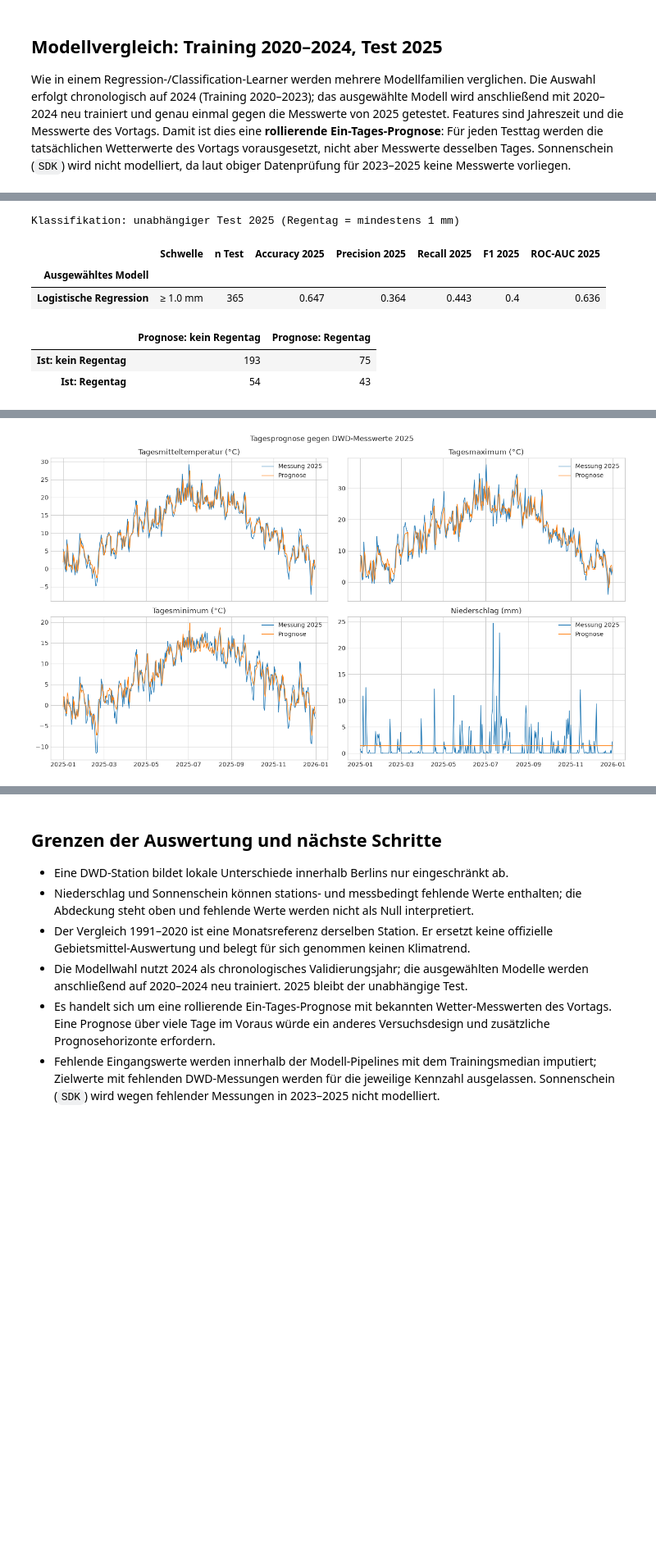
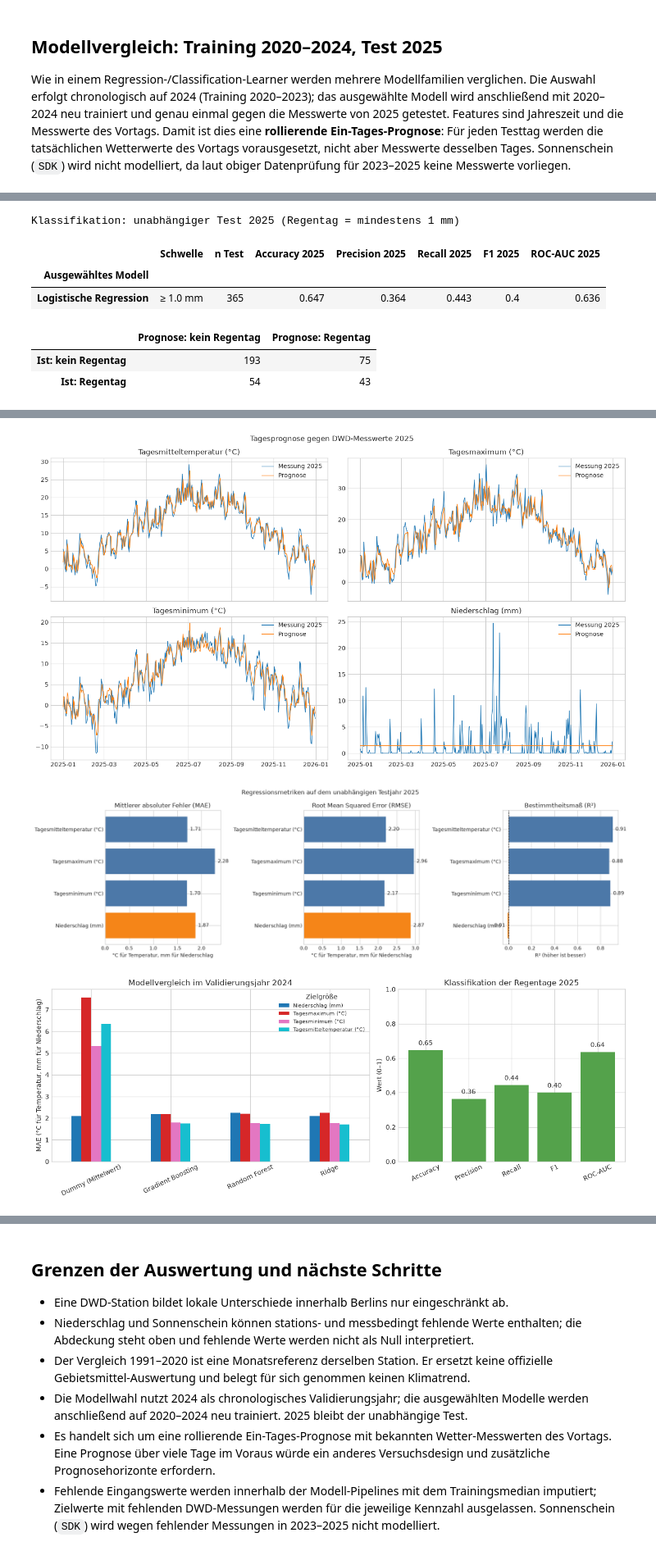
Before and after one commit to gunnarklemenz007/Seminar3, a Jupyter notebook: dwd_berlin_2025_eda.ipynb, the cells around one changed output, grey strips where cells are left out. Shown at 82% size. Saved outputs shown, nothing was run; the diff lists cells and outputs as text; code cells hidden in the pictures; blank space fills up the shorter version.

```diff
--- a/dwd_berlin_2025_eda.ipynb
+++ b/dwd_berlin_2025_eda.ipynb
@@ -933,6 +933,64 @@ for ax, (target, label) in zip(axes.flat, REGRESSION_TARGETS.items()):
 fig.suptitle("Tagesprognose gegen DWD-Messwerte 2025")
 fig.tight_layout()
 plt.show()
+
+metric_colors = ["#4C78A8" if target != "Niederschlag (mm)" else "#F58518" for target in regression_test_metrics.index]
+fig, axes = plt.subplots(1, 3, figsize=(17, 5))
+for ax, metric, title, zero_line in [
+    (axes[0], "MAE 2025", "Mittlerer absoluter Fehler (MAE)", None),
+    (axes[1], "RMSE 2025", "Root Mean Squared Error (RMSE)", None),
+    (axes[2], "R² 2025", "Bestimmtheitsmaß (R²)", 0),
+]:
+    values = regression_test_metrics[metric]
+    bars = ax.barh(regression_test_metrics.index, values, color=metric_colors)
+    ax.invert_yaxis()
+    ax.set_title(title)
+    ax.set_xlabel("°C für Temperatur, mm für Niederschlag" if metric != "R² 2025" else "R² (höher ist besser)")
+    if zero_line is not None:
+        ax.axvline(zero_line, color="black", linewidth=1, linestyle="--")
+    value_range = max(float(values.max() - values.min()), float(values.abs().max()), 0.1)
+    for bar, value in zip(bars, values):
+        offset = value_range * 0.025 if value >= 0 else -value_range * 0.025
+        ax.text(value + offset, bar.get_y() + bar.get_height() / 2, f"{value:.2f}", va="center", ha="left" if value >= 0 else "right")
+fig.suptitle("Regressionsmetriken auf dem unabhängigen Testjahr 2025")
+fig.tight_layout()
+plt.show()
+
+fig, axes = plt.subplots(1, 2, figsize=(13, 5), gridspec_kw={"width_ratios": [1.4, 1]})
+validation_plot = regression_validation.pivot(index="Modell", columns="Zielgröße", values="MAE 2024")
+validation_plot.plot(kind="bar", ax=axes[0], colormap="tab10")
+axes[0].set_title("Modellvergleich im Validierungsjahr 2024")
+axes[0].set_ylabel("MAE (°C für Temperatur, mm für Niederschlag)")
+axes[0].set_xlabel("")
+axes[0].tick_params(axis="x", labelrotation=25)
+axes[0].legend(title="Zielgröße", fontsize=8)
+
+classification_names = ["Accuracy 2025", "Precision 2025", "Recall 2025", "F1 2025", "ROC-AUC 2025"]
+classification_labels = ["Accuracy", "Precision", "Recall", "F1", "ROC-AUC"]
+classification_values = classification_test_metrics.iloc[0][classification_names].astype(float).to_numpy()
+classification_bars = axes[1].bar(classification_labels, classification_values, color="#54A24B")
+axes[1].set_ylim(0, 1)
+axes[1].set_ylabel("Wert (0–1)")
+axes[1].set_title("Klassifikation der Regentage 2025")
+axes[1].tick_params(axis="x", labelrotation=25)
+for bar, value in zip(classification_bars, classification_values):
+    axes[1].text(bar.get_x() + bar.get_width() / 2, value + 0.02, f"{value:.2f}", ha="center", va="bottom")
+fig.tight_layout()
+plt.show()
+
+fig, ax = plt.subplots(figsize=(6, 5))
+heatmap = ax.imshow(rain_confusion, cmap="Blues")
+ax.set_xticks([0, 1], labels=["Kein Regentag", "Regentag"])
+ax.set_yticks([0, 1], labels=["Kein Regentag", "Regentag"])
+ax.set_xlabel("Prognose")
+ax.set_ylabel("Messung")
+ax.set_title("Konfusionsmatrix: Regentage 2025")
+for row in range(rain_confusion.shape[0]):
+    for column in range(rain_confusion.shape[1]):
+        ax.text(column, row, f"{rain_confusion[row, column]}", ha="center", va="center", color="black", fontsize=12)
+fig.colorbar(heatmap, ax=ax, label="Anzahl Tage")
+fig.tight_layout()
+plt.show()
 # %% [output]
 Regression: Modellwahl anhand des MAE im Validierungsjahr 2024 (kleiner ist besser)
 |  | Zielgröße | Modell | n Validierung | MAE 2024 | RMSE 2024 | R² 2024 |
@@ -955,30 +1013,32 @@ Regression: Modellwahl anhand des MAE im Validierungsjahr 2024 (kleiner ist bess
 Regression: unabhängiger Test gegen die tatsächlichen DWD-Messwerte 2025
 |  | Ausgewähltes Modell | n Test | MAE 2025 | RMSE 2025 | R² 2025 |
 | Zielgröße |  |  |  |  |  |
 | Tagesmitteltemperatur (°C) | Ridge | 365 | 1.709 | 2.203 | 0.907 |
 | Tagesmaximum (°C) | Gradient Boosting | 365 | 2.281 | 2.958 | 0.877 |
 | Tagesminimum (°C) | Ridge | 365 | 1.698 | 2.169 | 0.887 |
 | Niederschlag (mm) | Dummy (Mittelwert) | 365 | 1.873 | 2.873 | -0.006 |
 Klassifikation: Modellwahl anhand des F1-Scores im Validierungsjahr 2024
 |  | Modell | n Validierung | Accuracy 2024 | Precision 2024 | Recall 2024 | F1 2024 | ROC-AUC 2024 |
 | 1 | Logistische Regression | 366 | 0.648 | 0.392 | 0.571 | 0.465 | 0.652 |
 | 2 | Random Forest | 366 | 0.713 | 0.453 | 0.347 | 0.393 | 0.618 |
 | 3 | Gradient Boosting | 366 | 0.713 | 0.429 | 0.214 | 0.286 | 0.599 |
 | 0 | Dummy (Mehrheitsklasse) | 366 | 0.732 | 0.000 | 0.000 | 0.000 | 0.500 |
 Klassifikation: unabhängiger Test 2025 (Regentag = mindestens 1 mm)
 |  | Schwelle | n Test | Accuracy 2025 | Precision 2025 | Recall 2025 | F1 2025 | ROC-AUC 2025 |
 | Ausgewähltes Modell |  |  |  |  |  |  |  |
 | Logistische Regression | ≥ 1.0 mm | 365 | 0.647 | 0.364 | 0.443 | 0.4 | 0.636 |
 |  | Prognose: kein Regentag | Prognose: Regentag |
 | Ist: kein Regentag | 193 | 75 |
 | Ist: Regentag | 54 | 43 |
 ### Ergebnisinterpretation aus dem Testjahr 2025
 
 - Die Temperaturmodelle werden anhand von MAE (mittlerer absoluter Fehler), RMSE (stärker gewichtete große Fehler) und R² verglichen. Der MAE beträgt 1.71 °C für TMK, 2.28 °C für TXK und 1.70 °C für TNK.
 
 - Niederschlagsmenge: Dummy (Mittelwert) erreicht MAE 1.87 mm und R² -0.006. Das negative R² zeigt, dass die Vorhersagen beim quadratischen Fehler schlechter als der Mittelwert des Testjahres sind; eine belastbare Mengenprognose gelingt mit diesen Merkmalen nicht.
 
 - Regentag-Klassifikation (mindestens 1.0 mm): F1 0.400, Precision 0.364, Recall 0.443 und ROC-AUC 0.636. Precision beschreibt den Anteil korrekter Regenwarnungen, Recall den Anteil erkannter Regentage.
 
 - Das Testjahr 2025 wurde nicht zur Modellauswahl verwendet. Die Messwerte des Vortags sind als Eingabe erforderlich; daher bewertet der Test eine rollierende Tagesprognose und keine Vorhersage des gesamten Jahres im Voraus.
 [figure]
+[figure, added]
+[figure, added]
```
Also changed, not shown: parts of 1 cell of this notebook.
